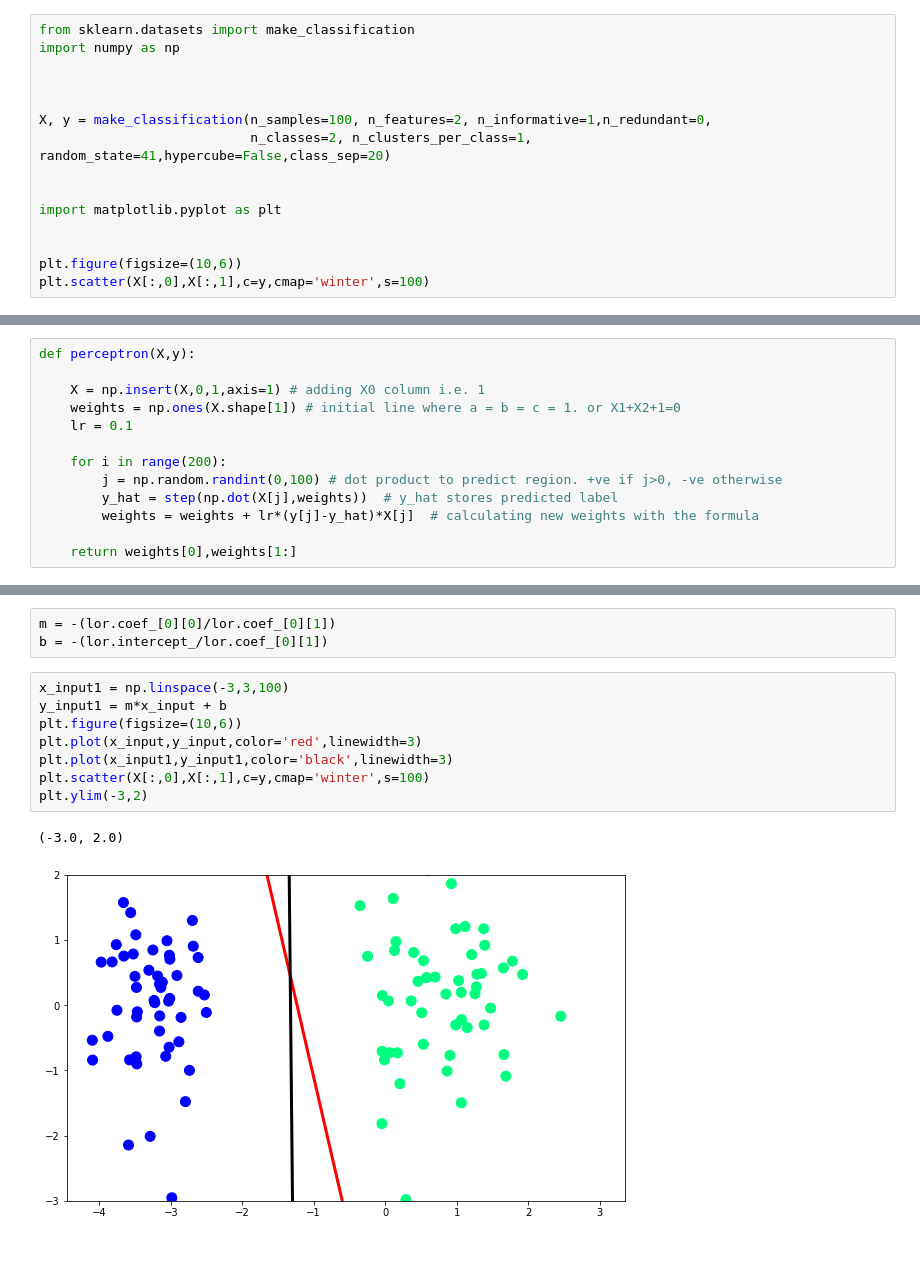
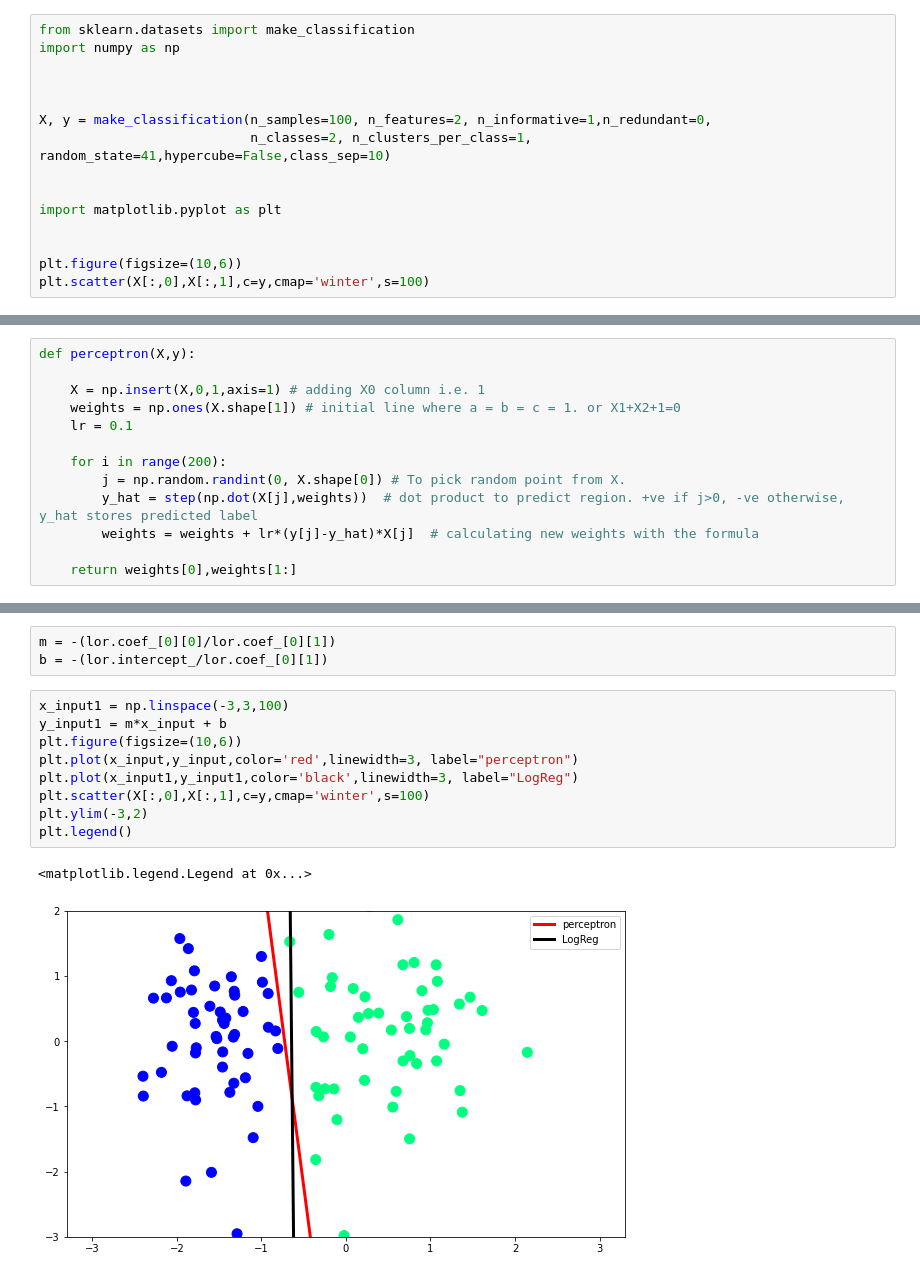
Before and after one commit to astrovishalthakur/MachineLearning, a Jupyter notebook: LogisticRegression/Perceptron.ipynb, the cells around one changed output, grey strips where cells are left out. Drawn from its saved outputs; the diff is of its cells as text.

```diff
--- a/LogisticRegression/Perceptron.ipynb
+++ b/LogisticRegression/Perceptron.ipynb
@@ -7,7 +7,7 @@ import numpy as np
 
 
 X, y = make_classification(n_samples=100, n_features=2, n_informative=1,n_redundant=0,
-                           n_classes=2, n_clusters_per_class=1, random_state=41,hypercube=False,class_sep=20)
+                           n_classes=2, n_clusters_per_class=1, random_state=41,hypercube=False,class_sep=10)
 
 
 import matplotlib.pyplot as plt
@@ -28,8 +28,8 @@ def perceptron(X,y):
     lr = 0.1
 
     for i in range(200):
-        j = np.random.randint(0,100) # dot product to predict region. +ve if j>0, -ve otherwise
-        y_hat = step(np.dot(X[j],weights))  # y_hat stores predicted label
+        j = np.random.randint(0, X.shape[0]) # To pick random point from X.
+        y_hat = step(np.dot(X[j],weights))  # dot product to predict region. +ve if j>0, -ve otherwise, y_hat stores predicted label
         weights = weights + lr*(y[j]-y_hat)*X[j]  # calculating new weights with the formula
 
     return weights[0],weights[1:]
@@ -128,11 +128,12 @@ b = -(lor.intercept_/lor.coef_[0][1])
 # %%
 x_input1 = np.linspace(-3,3,100)
 y_input1 = m*x_input + b
 plt.figure(figsize=(10,6))
-plt.plot(x_input,y_input,color='red',linewidth=3)
-plt.plot(x_input1,y_input1,color='black',linewidth=3)
+plt.plot(x_input,y_input,color='red',linewidth=3, label="perceptron")
+plt.plot(x_input1,y_input1,color='black',linewidth=3, label="LogReg")
 plt.scatter(X[:,0],X[:,1],c=y,cmap='winter',s=100)
 plt.ylim(-3,2)
+plt.legend()
 # %% [output]
-(-3.0, 2.0)
+<matplotlib.legend.Legend at 0x...>
-[figure, old version]
+[figure, new version]
```
Also changed, not shown: parts of 4 cells of this notebook.
